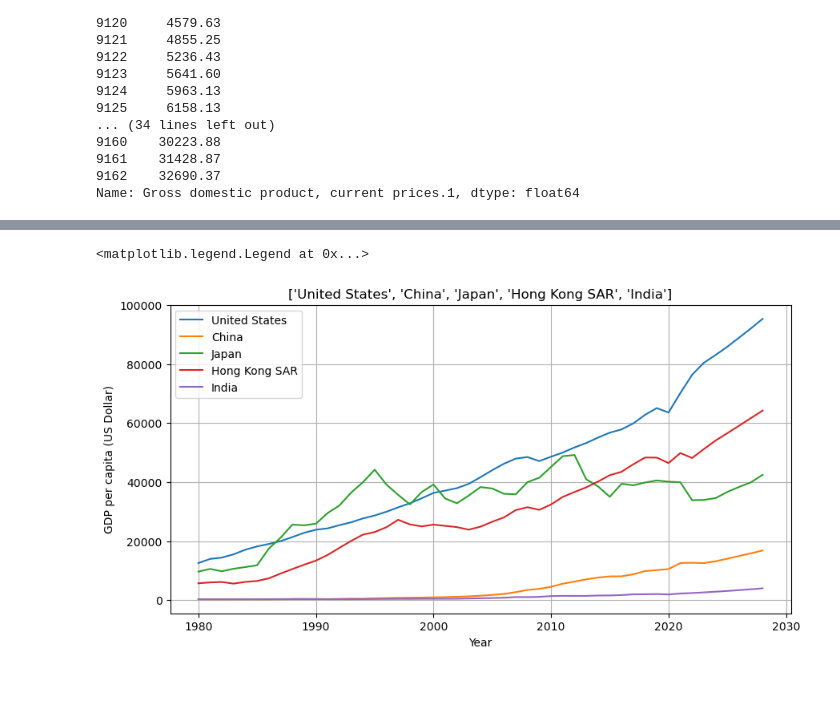
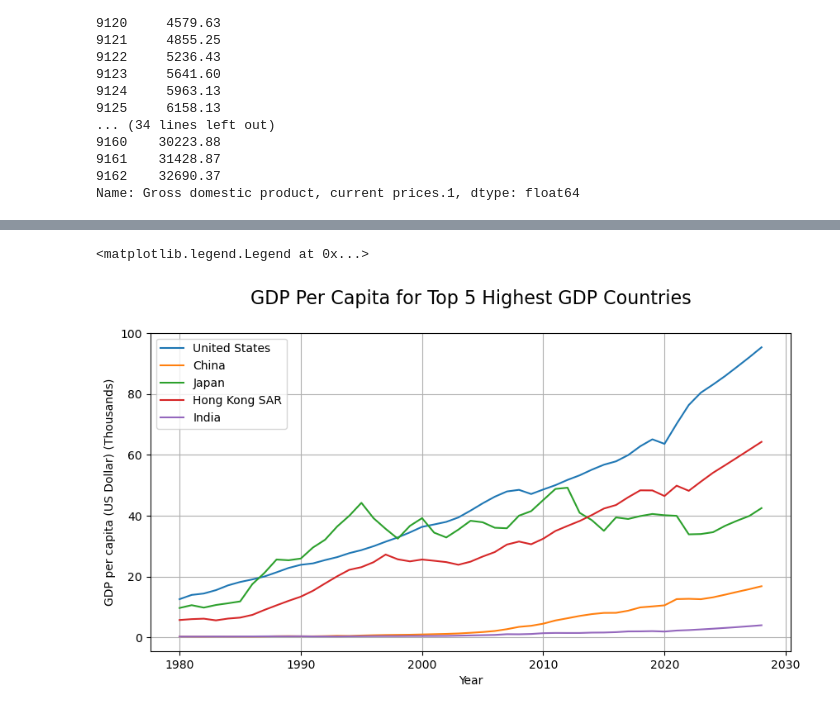
Before and after one commit to gjm826f8/NUS-CS5346-Group-8-Project, a Jupyter notebook: Stock_Indix_Plot.ipynb, the cells around one changed output, grey strips where cells are left out. Saved outputs shown, nothing was run; the diff lists cells and outputs as text; code cells hidden in the pictures; blank space fills up the shorter version.

```diff
--- a/Stock_Indix_Plot.ipynb
+++ b/Stock_Indix_Plot.ipynb
@@ -71,5 +71,10 @@ for index in stock_indices:
     stock_indices_annual_return[index] = stock_indices_return.groupby('Year')[index].sum()
 stock_indices_annual_return = stock_indices_annual_return.reset_index()
 stock_indices_annual_return = stock_indices_annual_return[['Year', '^GSPC', '000001.SS', '^N225', '^HSI', '^NSEI']]
+
+# create new column to store the direction of annual return
+for index in stock_indices:
+    stock_indices_annual_return[index + '_dir'] = stock_indices_annual_return[index].apply(lambda x: 1 if x > 0 else (-1 if x < 0 else 0))
+
 stock_indices_annual_return
 # %% [output]
@@ -144,6 +149,7 @@ Name: Gross domestic product, current prices.1, dtype: float64
 ''''Gross domestic product, current prices.1' is the GDP column in gdp_data'''
 
 countries = ['United States', 'China', 'Japan', 'Hong Kong SAR', 'India']
+stock_indices_name = ['S&P500', 'SSE Composite Index', 'Nikkei 225', 'HANG SENG INDEX', 'NIFTY 50']
 
 figure, axis = plt.subplots(5, 1)
 figure.set_figheight(20)
@@ -157,10 +163,11 @@ for i in range(5):
     ax2.plot(stock_indices_mean['Year'], stock_indices_mean[stock_indices[i]], linestyle='--', color='purple')
     ax2.tick_params(axis='y', labelcolor='purple')
     # ax2.set_ylabel('Stock Annual Return (%)', color='purple')
-    ax2.set_ylabel('Stock Index', color='purple')
+    ax2.set_ylabel('Stock Index (' + stock_indices_name[i] + ")", color='purple')
 
     axis[i].set_title(countries[i])
-    # axis[i].set_xlabel('Year')
+    axis[i].set_xlabel('Year')
     axis[i].set_ylabel('GDP (US Dollar) (Billions)', color='blue')
     axis[i].grid(True)
+plt.tight_layout()
 # %% [output]
@@ -168,17 +175,17 @@ for i in range(5):
 # %%
 # plot GDP per capita for United States, China, Japan, Hong Kong, India
 '''Gross domestic product per capita, current prices.1' is the GDP per capita column in gdp_data'''
 figure, axis = plt.subplots()
 figure.set_figheight(5)
 figure.set_figwidth(10)
 
 for i in range(5):
-    axis.plot(gdp_data[gdp_data['country'] == countries[i]]['year'], gdp_data[gdp_data['country'] == countries[i]]['Gross domestic product per capita, current prices.1'])
-axis.set_title(countries)
+    axis.plot(gdp_data[gdp_data['country'] == countries[i]]['year'], gdp_data[gdp_data['country'] == countries[i]]['Gross domestic product per capita, current prices.1']/1000)
+axis.set_title('GDP Per Capita for Top 5 Highest GDP Countries\n', fontsize=16)
 axis.set_xlabel('Year')
-axis.set_ylabel('GDP per capita (US Dollar)')
+axis.set_ylabel('GDP per capita (US Dollar) (Thousands)')
 axis.grid(True)
 axis.legend(countries)
 # %% [output]
 <matplotlib.legend.Legend at 0x...>
-[figure, old version]
+[figure, new version]
```
Also changed, not shown: parts of 9 cells of this notebook.
